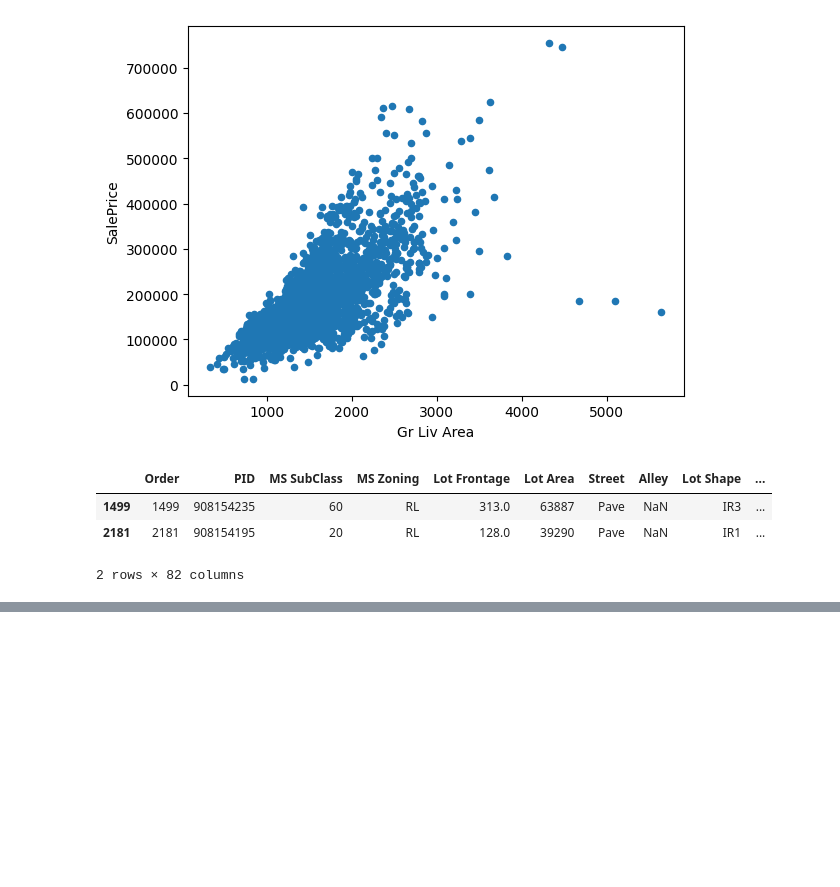
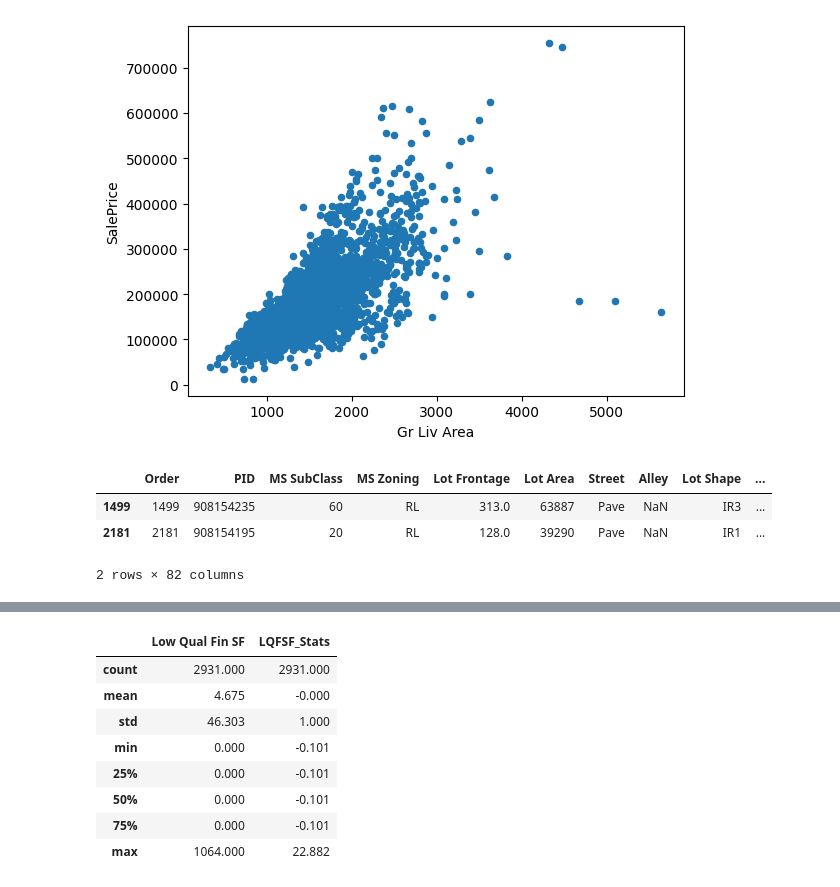
Before and after one commit to EngRidhoNet/machinelearning, a Jupyter notebook: Data-Cleaning.ipynb, the cells around one changed output, grey strips where cells are left out. Saved outputs shown, nothing was run; the diff lists cells and outputs as text; code cells hidden in the pictures; blank space fills up the shorter version.

```diff
--- a/Data-Cleaning.ipynb
+++ b/Data-Cleaning.ipynb
@@ -352,0 +358,13 @@ NameError: name 'outliers_dropped' is not defined
+# %%
+housing['LQFSF_Stats'] = stats.zscore(housing['Low Qual Fin SF'])
+housing[['Low Qual Fin SF', 'LQFSF_Stats']].describe().round(3)
+# %% [output]
+|  | Low Qual Fin SF | LQFSF_Stats |
+| count | 2931.000 | 2931.000 |
+| mean | 4.675 | -0.000 |
+| std | 46.303 | 1.000 |
+| min | 0.000 | -0.101 |
+| 25% | 0.000 | -0.101 |
+| 50% | 0.000 | -0.101 |
+| 75% | 0.000 | -0.101 |
+| max | 1064.000 | 22.882 |
```
Also changed, not shown: parts of 2 cells of this notebook.
